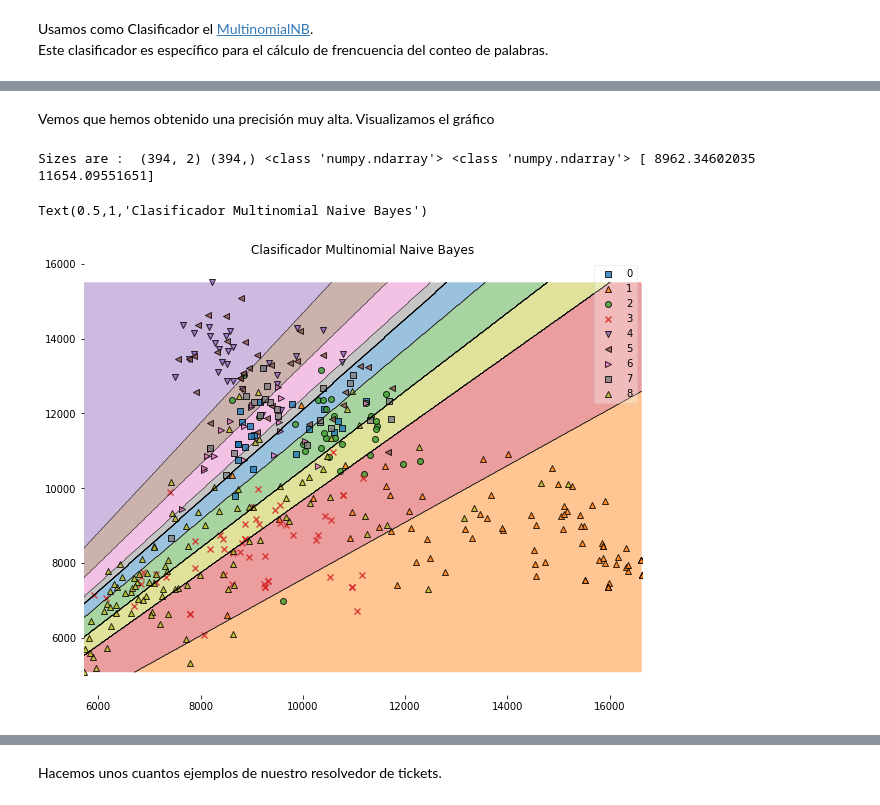
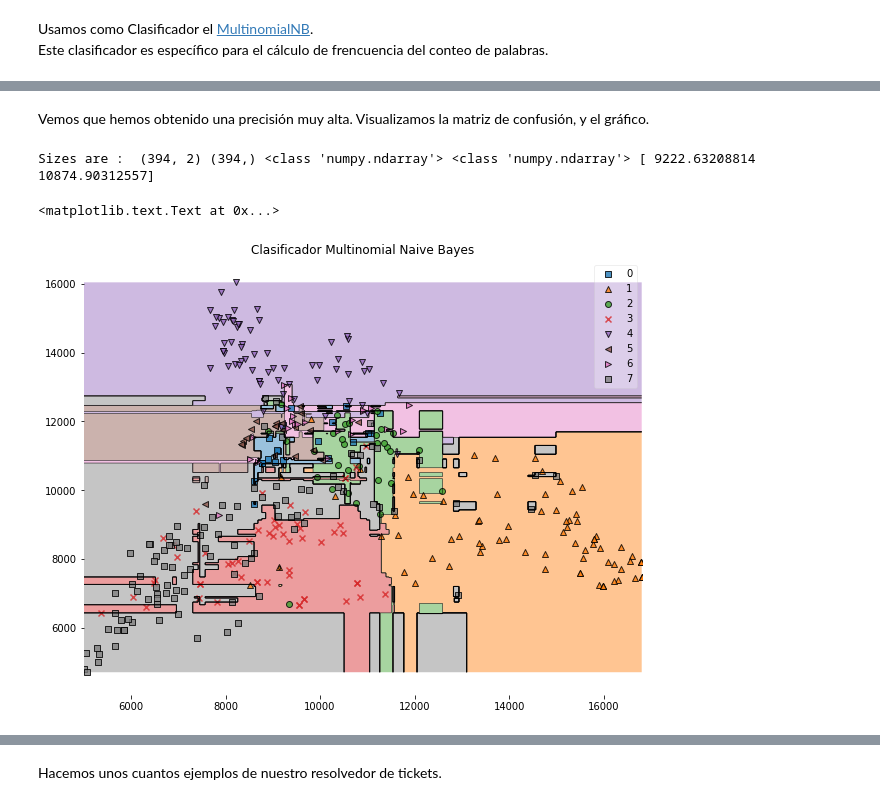
Before and after one commit to jaimevalero/python-machine-learning-book-2nd-edition, a Jupyter notebook: ejercicios/Ejercicio 10 - Natural language vectorization.ipynb, the cells around one changed output, grey strips where cells are left out. Cells and saved outputs as stored; diff of their text form; code cells hidden in the pictures.

Commit message:
Graph for TF-IDF Vectorizer

```diff
--- a/ejercicios/Ejercicio 10 - Natural language vectorization.ipynb
+++ b/ejercicios/Ejercicio 10 - Natural language vectorization.ipynb
@@ -76,7 +78,6 @@ Quitamos :
 además, concatenamos el campo "Asunto" y "Cuerpo" de los tickets.
 # %%
 import pandas as pd
-NUM_TICKETS=1000
 
 # Preprocess
 CASES_TO_DELETE=["Problem" ,
@@ -91,6 +92,9 @@ CASES_TO_DELETE=["Problem" ,
 for case in CASES_TO_DELETE : df = df.drop(df[df.problem == case].index)
 
 df["problem"][df.problem == "unsuspend"] = "unsuspend-pdihub-user"
+df["problem"][df.problem == "add-users-to-tenant-kilo"] = "add-users-to-tenant"
+
+
 
 # Cargamos DF
 df.dropna(subset = ['problem'],inplace=True)
@@ -142,3 +145,20 @@ Name: problem, dtype: int64
 | 715 | 226624 | add-github-user | Buenos dias He perdido el acceso ... |
 | 717 | 226615 | unsuspend-pdihub-user | Estimados Desde el problema susci... |
 | 722 | 226586 | crearmaquinavirtual | Hola de cara a poder instalar una... |
+# %%
+from nltk.stem.snowball import SpanishStemmer
+from nltk.tokenize import sent_tokenize, word_tokenize
+
+# Create an stemmer, spanish
+ps = SpanishStemmer()
+a=[]
+df["stem"]="n"
+for i, row in df.iterrows():
+    a.append( ps.stem(row["ticket"]).replace('acceder', 'acceso').replace('user', 'usuario').replace('access', 'acceso'))
+
+
+# Replace stemmized column
+df["stem"]= a
+print(df.head())
+df["ticket"] = df["stem"]
+del  df["stem"]
@@ -508,7 +557,7 @@ Accuracy: 0.63 (+/- 0.30) [MultinomialNB]
 Fin
 # %% [markdown]
 Vemos que hemos obtenido una precisión muy alta.
-Visualizamos el gráfico
+Visualizamos la matriz de confusión, y el gráfico.
 # %%
 from sklearn.preprocessing import LabelEncoder
 from sklearn.decomposition import PCA
@@ -524,34 +573,34 @@ y = y2
 
 
 ###### Generamos un nuevo dataframe con solo dos componentes.
 pca_2c = PCA(n_components=2)
 X_pca_2c = pca_2c.fit_transform(X)
 
 
 pca_2c.explained_variance_ratio_.sum()
 
 ###### Miramos el gráfico
 from mlxtend.plotting import plot_decision_regions
 
 X     = X_pca_2c
 
 # Transformamos el intervalo de (-1,1) a (0,1000), porque el PCA te lo da valores normalizados,
 # pero el MultinomialNB no admite frecuencias negativas de palabras.
 X=X+1
 X=X * 10000
-clf = MultinomialNB()
+clf = XGBClassifier()
 clf.fit(X, y)
 
 print ("Sizes are : ", X.shape, y.shape, type(X), type(y),X[0] )
 
 # Generamos el gráfico
 #
 fig = plt.figure(figsize=(10,8))
 fig = plot_decision_regions(X=X, y=y, clf=clf)
 
 
 plt.title("Clasificador Multinomial Naive Bayes")
 # %% [output]
-Sizes are :  (394, 2) (394,) <class 'numpy.ndarray'> <class 'numpy.ndarray'> [ 8962.34602035 11654.09551651]
+Sizes are :  (394, 2) (394,) <class 'numpy.ndarray'> <class 'numpy.ndarray'> [ 9222.63208814 10874.90312557]
-Text(0.5,1,'Clasificador Multinomial Naive Bayes')
+<matplotlib.text.Text at 0x...>
-[figure, old version]
+[figure, new version]
```
Also changed, not shown: parts of 20 cells of this notebook.
